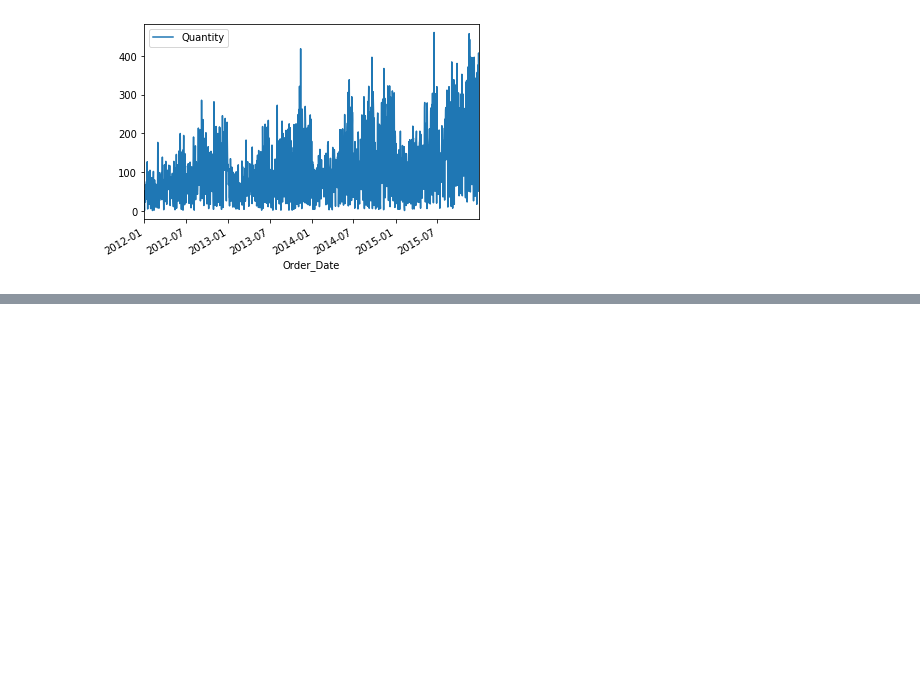
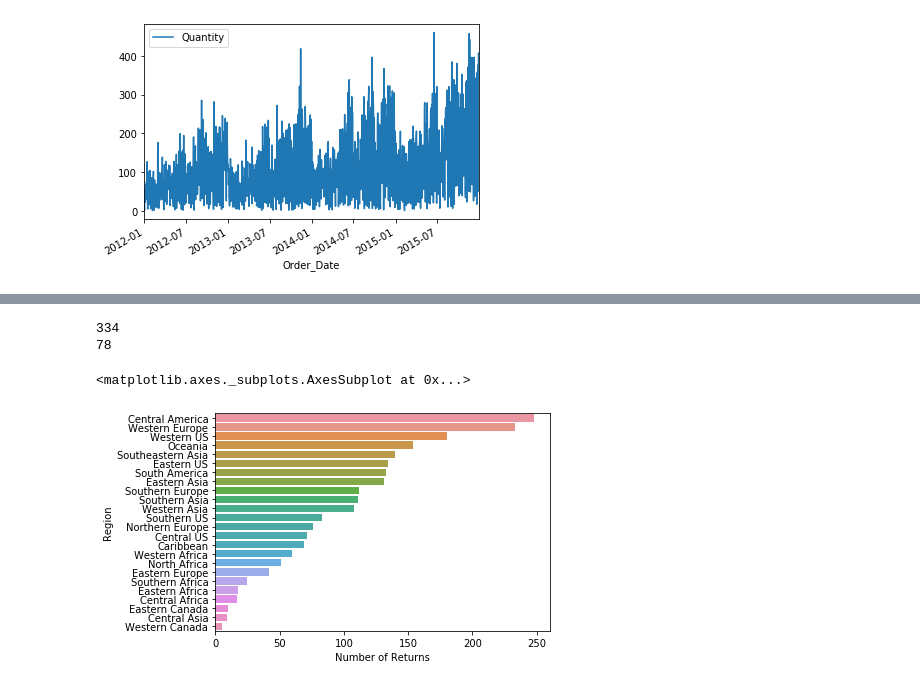
Before and after one commit to bpj2500/ml_lab, a Jupyter notebook: Final .ipynb, the cells around one changed output, grey strips where cells are left out. Drawn from its saved outputs; the diff is of its cells as text; code cells hidden in the pictures; blank space fills up the shorter version.

```diff
--- a/Final .ipynb
+++ b/Final .ipynb
@@ -194,0 +103,21 @@ group.loc[group.Customer_Name > 1]
+# %%
+#Finding the number of people who returned more than once and more than five times
+counts['index'] = [int(x) for x in counts['index']]
+one_return = counts.loc[counts.index > 1]
+print(sum(one_return['Customer_Name']))
+
+five_return = counts.loc[counts.index > 5]
+print(sum(five_return['Customer_Name']))
+# %% [output]
+334
+78
+# %%
+#Problem 3 part 3
+#Based on barplot it seems like Western Canada has the lowest number of returns
+regions = df['Region_y'].value_counts().to_frame()
+regions = regions.reset_index()
+regions.columns = ['Region', 'Number of Returns']
+sns.barplot(x = 'Number of Returns',y='Region',data = regions)
+# %% [output]
+<matplotlib.axes._subplots.AxesSubplot at 0x...>
+[figure, added]
```
Also changed, not shown: parts of 16 cells of this notebook.
